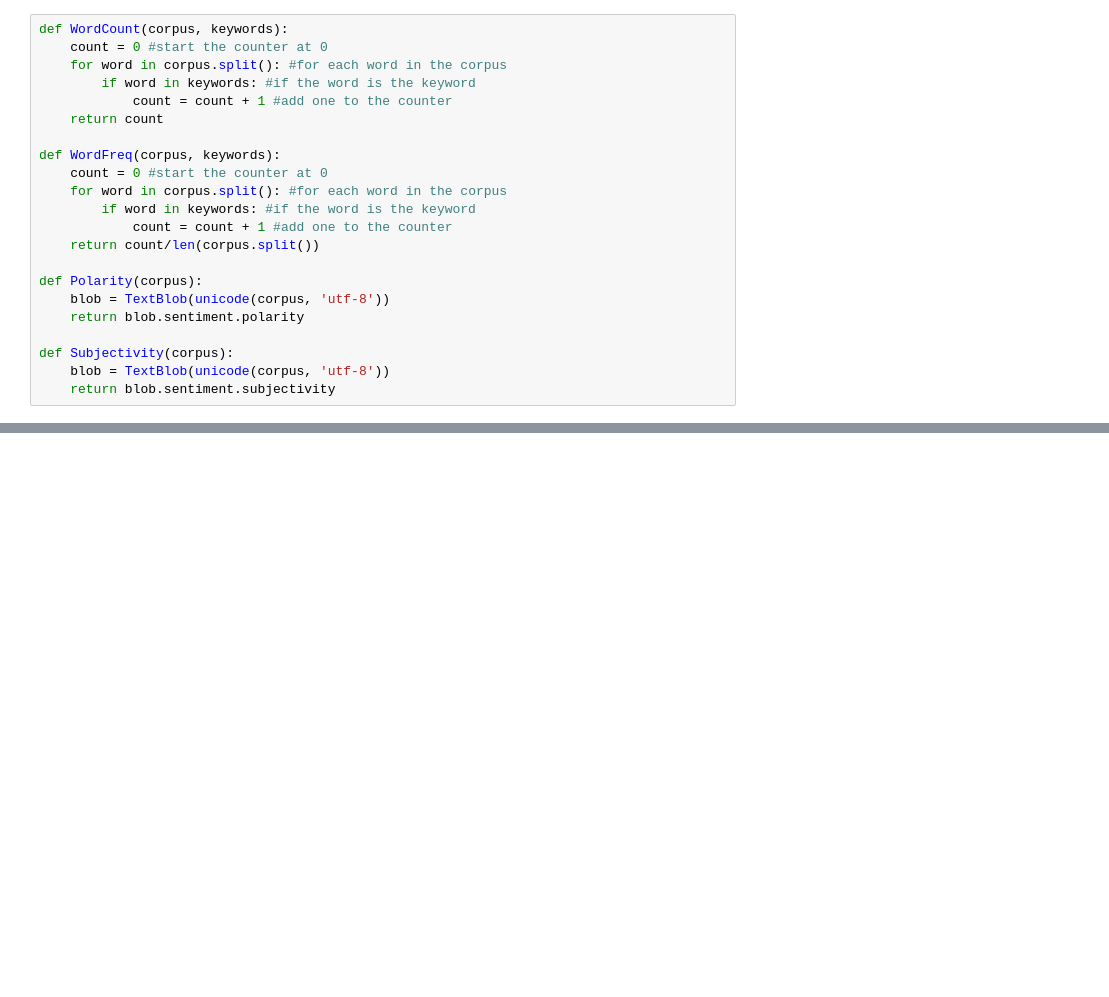
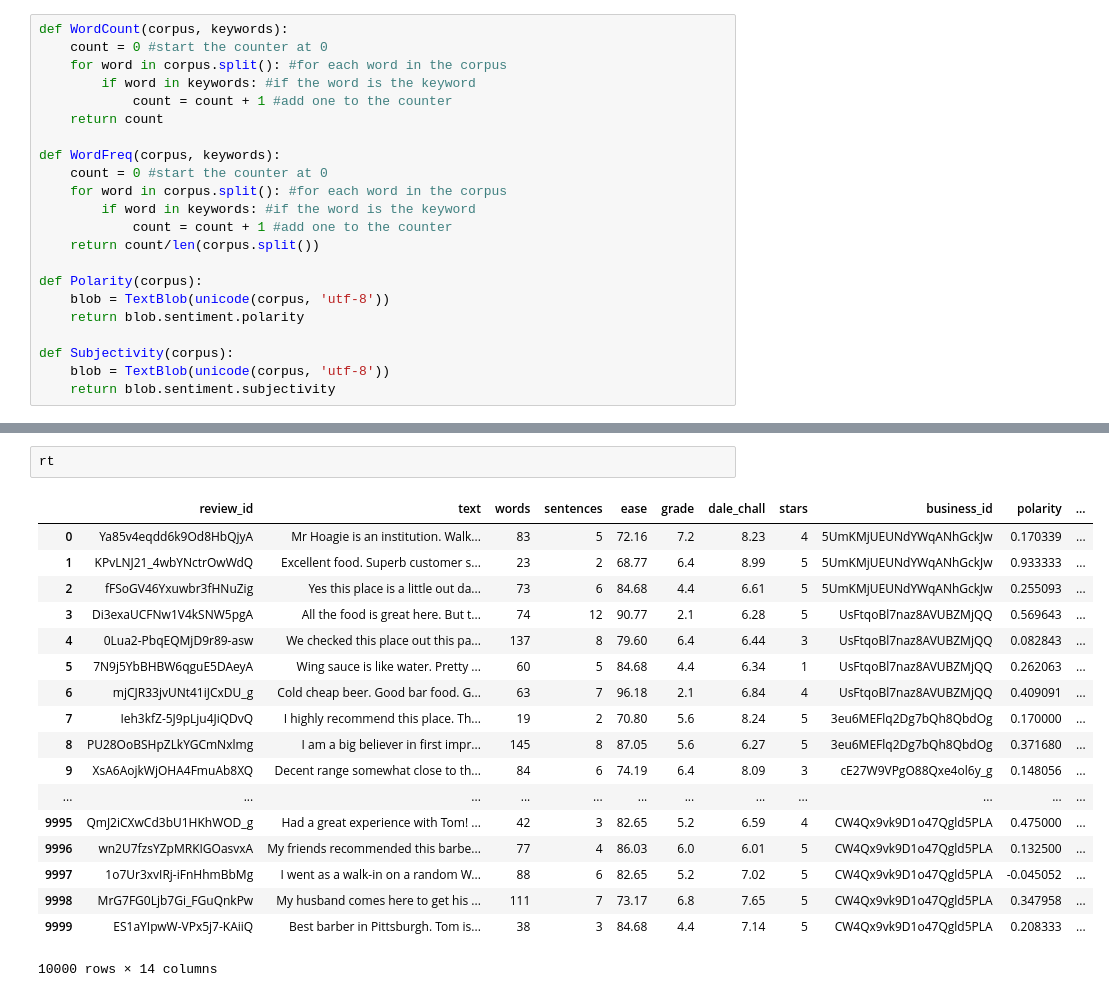
Before and after one commit to franklinmarsh/jac_project, a Jupyter notebook: review_corpus_comparator.ipynb, the cells around one changed output, grey strips where cells are left out. Saved outputs shown, nothing was run; the diff lists cells and outputs as text; blank space fills up the shorter version.

```diff
--- a/review_corpus_comparator.ipynb
+++ b/review_corpus_comparator.ipynb
@@ -110,0 +127,21 @@ sns.kdeplot(fr['polarity'], fr['subjectivity'], cmap = 'Blues')
+# %%
+rt
+# %% [output]
+|  | review_id | text | words | sentences | ease | grade | dale_chall | stars | business_id | polarity | ... |
+| 0 | Ya85v4eqdd6k9Od8HbQjyA | Mr Hoagie is an institution. Walk... | 83 | 5 | 72.16 | 7.2 | 8.23 | 4 | 5UmKMjUEUNdYWqANhGckJw | 0.170339 | ... |
+| 1 | KPvLNJ21_4wbYNctrOwWdQ | Excellent food. Superb customer s... | 23 | 2 | 68.77 | 6.4 | 8.99 | 5 | 5UmKMjUEUNdYWqANhGckJw | 0.933333 | ... |
+| 2 | fFSoGV46Yxuwbr3fHNuZig | Yes this place is a little out da... | 73 | 6 | 84.68 | 4.4 | 6.61 | 5 | 5UmKMjUEUNdYWqANhGckJw | 0.255093 | ... |
+| 3 | Di3exaUCFNw1V4kSNW5pgA | All the food is great here. But t... | 74 | 12 | 90.77 | 2.1 | 6.28 | 5 | UsFtqoBl7naz8AVUBZMjQQ | 0.569643 | ... |
+| 4 | 0Lua2-PbqEQMjD9r89-asw | We checked this place out this pa... | 137 | 8 | 79.60 | 6.4 | 6.44 | 3 | UsFtqoBl7naz8AVUBZMjQQ | 0.082843 | ... |
+| 5 | 7N9j5YbBHBW6qguE5DAeyA | Wing sauce is like water. Pretty ... | 60 | 5 | 84.68 | 4.4 | 6.34 | 1 | UsFtqoBl7naz8AVUBZMjQQ | 0.262063 | ... |
+| 6 | mjCJR33jvUNt41iJCxDU_g | Cold cheap beer. Good bar food. G... | 63 | 7 | 96.18 | 2.1 | 6.84 | 4 | UsFtqoBl7naz8AVUBZMjQQ | 0.409091 | ... |
+| 7 | Ieh3kfZ-5J9pLju4JiQDvQ | I highly recommend this place. Th... | 19 | 2 | 70.80 | 5.6 | 8.24 | 5 | 3eu6MEFlq2Dg7bQh8QbdOg | 0.170000 | ... |
+| 8 | PU28OoBSHpZLkYGCmNxlmg | I am a big believer in first impr... | 145 | 8 | 87.05 | 5.6 | 6.27 | 5 | 3eu6MEFlq2Dg7bQh8QbdOg | 0.371680 | ... |
+| 9 | XsA6AojkWjOHA4FmuAb8XQ | Decent range somewhat close to th... | 84 | 6 | 74.19 | 6.4 | 8.09 | 3 | cE27W9VPgO88Qxe4ol6y_g | 0.148056 | ... |
+| ... | ... | ... | ... | ... | ... | ... | ... | ... | ... | ... | ... |
+| 9995 | QmJ2iCXwCd3bU1HKhWOD_g | Had a great experience with Tom! ... | 42 | 3 | 82.65 | 5.2 | 6.59 | 4 | CW4Qx9vk9D1o47Qgld5PLA | 0.475000 | ... |
+| 9996 | wn2U7fzsYZpMRKIGOasvxA | My friends recommended this barbe... | 77 | 4 | 86.03 | 6.0 | 6.01 | 5 | CW4Qx9vk9D1o47Qgld5PLA | 0.132500 | ... |
+| 9997 | 1o7Ur3xvIRj-iFnHhmBbMg | I went as a walk-in on a random W... | 88 | 6 | 82.65 | 5.2 | 7.02 | 5 | CW4Qx9vk9D1o47Qgld5PLA | -0.045052 | ... |
+| 9998 | MrG7FG0Ljb7Gi_FGuQnkPw | My husband comes here to get his ... | 111 | 7 | 73.17 | 6.8 | 7.65 | 5 | CW4Qx9vk9D1o47Qgld5PLA | 0.347958 | ... |
+| 9999 | ES1aYIpwW-VPx5j7-KAiiQ | Best barber in Pittsburgh. Tom is... | 38 | 3 | 84.68 | 4.4 | 7.14 | 5 | CW4Qx9vk9D1o47Qgld5PLA | 0.208333 | ... |
+10000 rows × 14 columns
```
Also changed, not shown: parts of 8 cells of this notebook, 2 other files.
